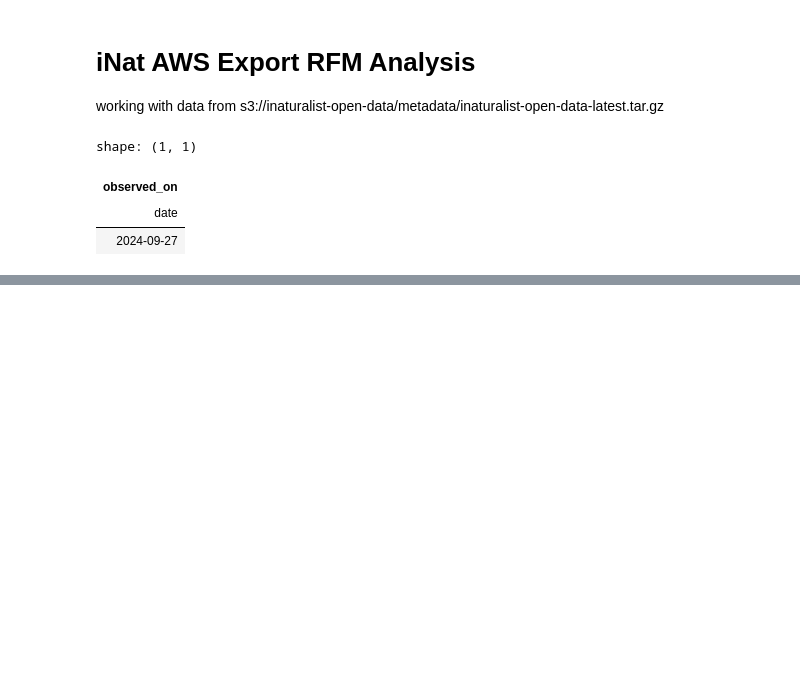
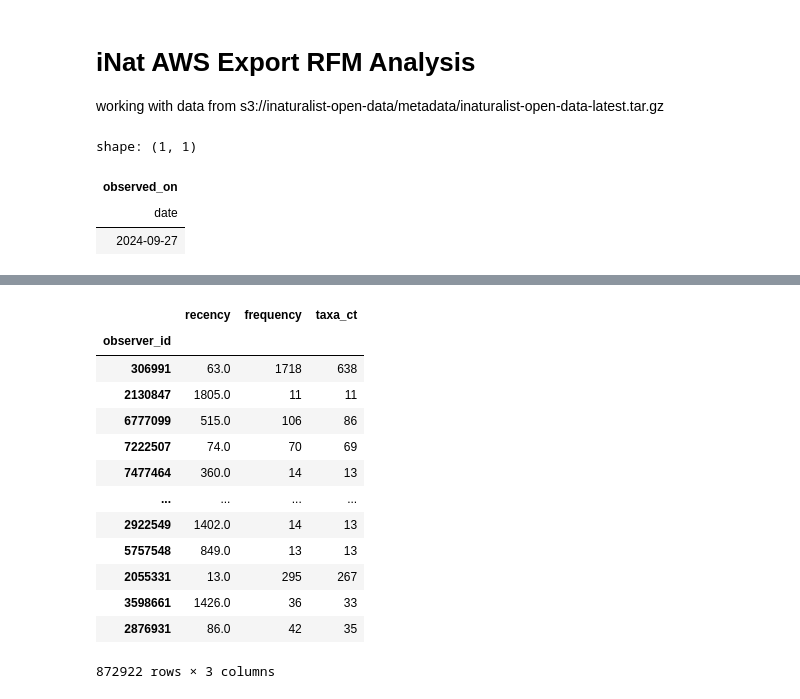
Before and after one commit to alexshepard/learning_polars, a Jupyter notebook: iNat RFM.ipynb, the cells around one changed output, grey strips where cells are left out. Saved outputs shown, nothing was run; the diff lists cells and outputs as text; code cells hidden in the pictures; blank space fills up the shorter version.

```diff
--- a/iNat RFM.ipynb
+++ b/iNat RFM.ipynb
@@ -55,0 +90,17 @@ shape: (3, 9)
+# %%
+obs_agg
+# %% [output]
+|  | recency | frequency | taxa_ct |
+| observer_id |  |  |  |
+| 306991 | 63.0 | 1718 | 638 |
+| 2130847 | 1805.0 | 11 | 11 |
+| 6777099 | 515.0 | 106 | 86 |
+| 7222507 | 74.0 | 70 | 69 |
+| 7477464 | 360.0 | 14 | 13 |
+| ... | ... | ... | ... |
+| 2922549 | 1402.0 | 14 | 13 |
+| 5757548 | 849.0 | 13 | 13 |
+| 2055331 | 13.0 | 295 | 267 |
+| 3598661 | 1426.0 | 36 | 33 |
+| 2876931 | 86.0 | 42 | 35 |
+872922 rows × 3 columns
```
Also changed, not shown: parts of 10 cells of this notebook, 1 other file.
